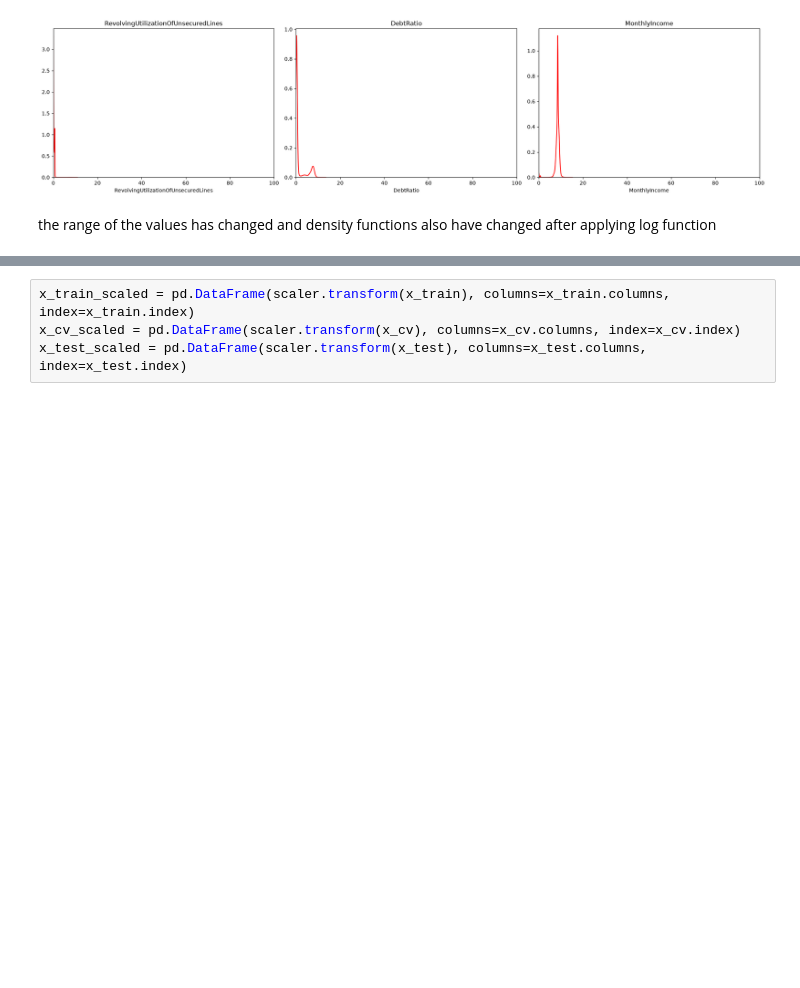
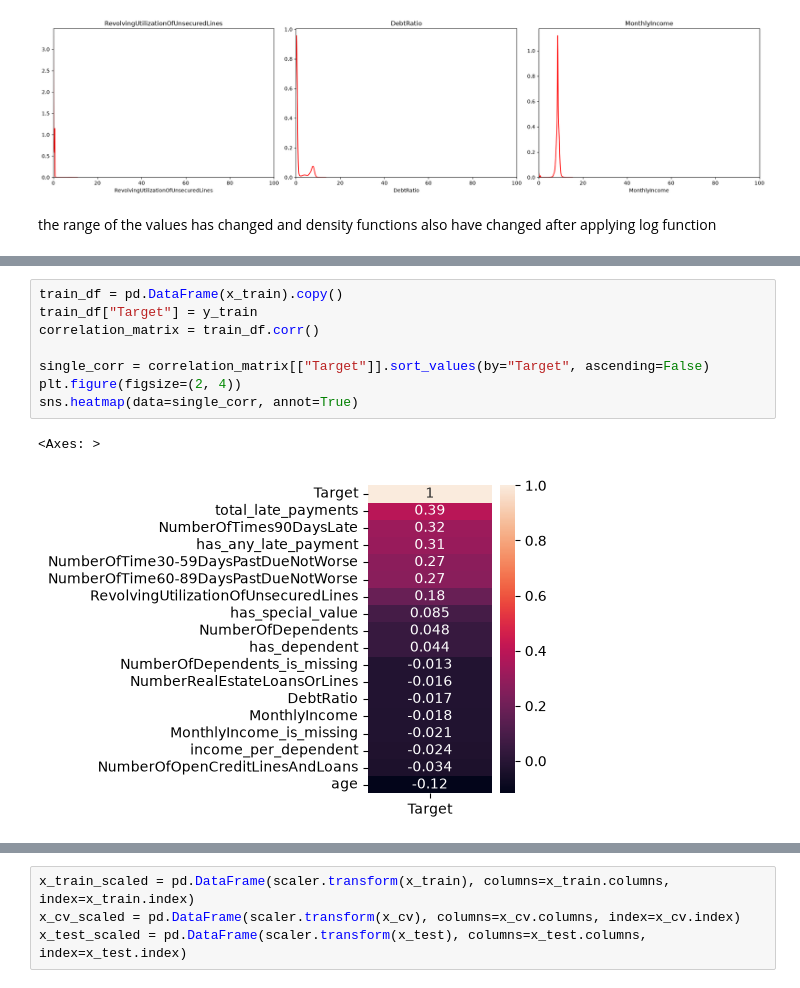
Before and after one commit to coretlwww/credit-risk-prediction, a Jupyter notebook: notebooks/02_preprocessing.ipynb, the cells around one changed output, grey strips where cells are left out. Cells and saved outputs as stored; diff of their text form; blank space fills up the shorter version.

```diff
--- a/notebooks/02_preprocessing.ipynb
+++ b/notebooks/02_preprocessing.ipynb
@@ -259,3 +307,14 @@ the range of the values has changed and density functions also have changed afte
+# %%
+train_df = pd.DataFrame(x_train).copy()
+train_df["Target"] = y_train
+correlation_matrix = train_df.corr()
+
+single_corr = correlation_matrix[["Target"]].sort_values(by="Target", ascending=False)
+plt.figure(figsize=(2, 4))
+sns.heatmap(data=single_corr, annot=True)
+# %% [output]
+<Axes: >
+[figure, added]
 # %%
 scaler = StandardScaler()
 scaler.fit_transform(x_train)
```
Also changed, not shown: parts of 13 cells of this notebook, 1 other file.
